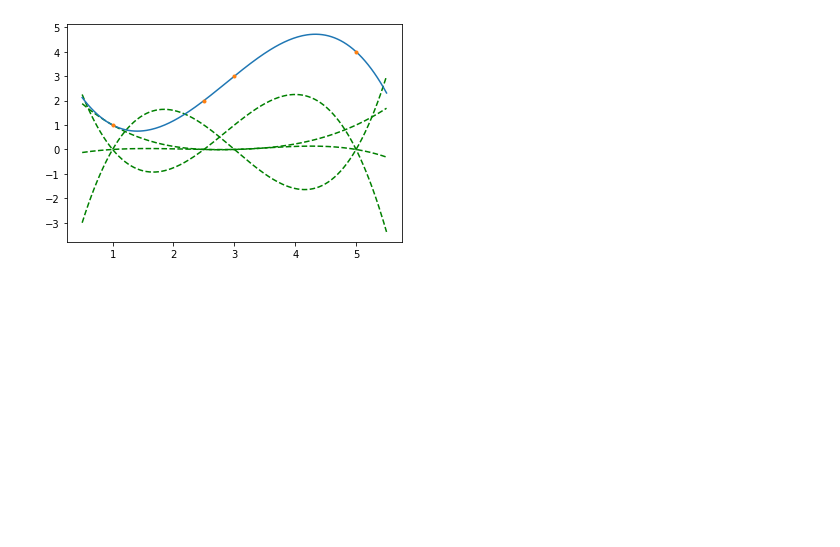
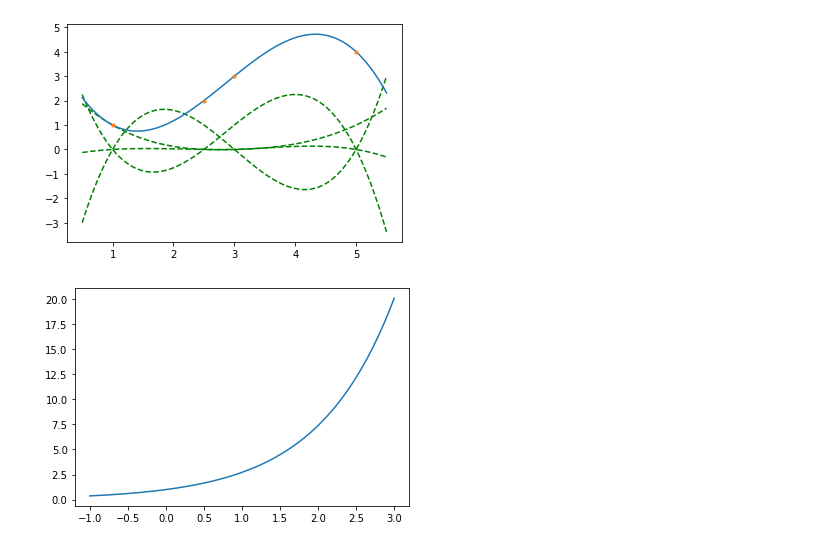
Before and after one commit to eskehaack/num_alg, a Jupyter notebook: blok_2.ipynb, the cells around one changed output. Drawn from its saved outputs; the diff is of its cells as text; code cells hidden in the pictures; blank space fills up the shorter version.

```diff
--- a/blok_2.ipynb
+++ b/blok_2.ipynb
@@ -47,3 +47,19 @@ t = np.linspace(0.5,5.5, 200)
 lagrange_plot(x,y,t)
 # %% [output]
 [figure]
+# %%
+import math
+import numpy as np
+from functionality.interpolation import lagrange_interpolation
+import matplotlib.pyplot as plt
+f = lambda x: math.exp(x)
+
+x = np.linspace(-1,3,12)
+t = np.linspace(-1,3,300)
+y = [f(point) for point in x]
+
+y_mark = lagrange_interpolation(x,y,t)
+plt.plot(t,y_mark)
+plt.show()
+# %% [output]
+[figure, added]
```
Also changed, not shown: parts of 4 cells of this notebook.
